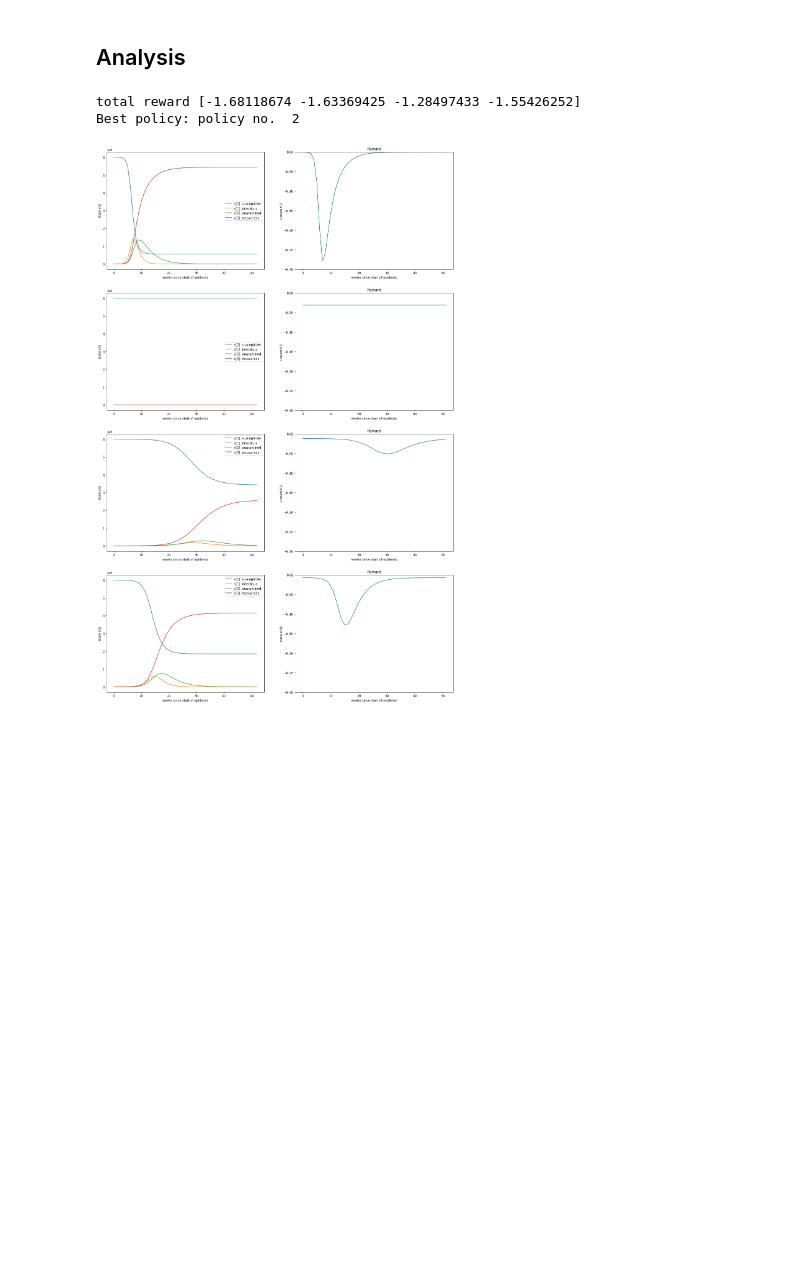
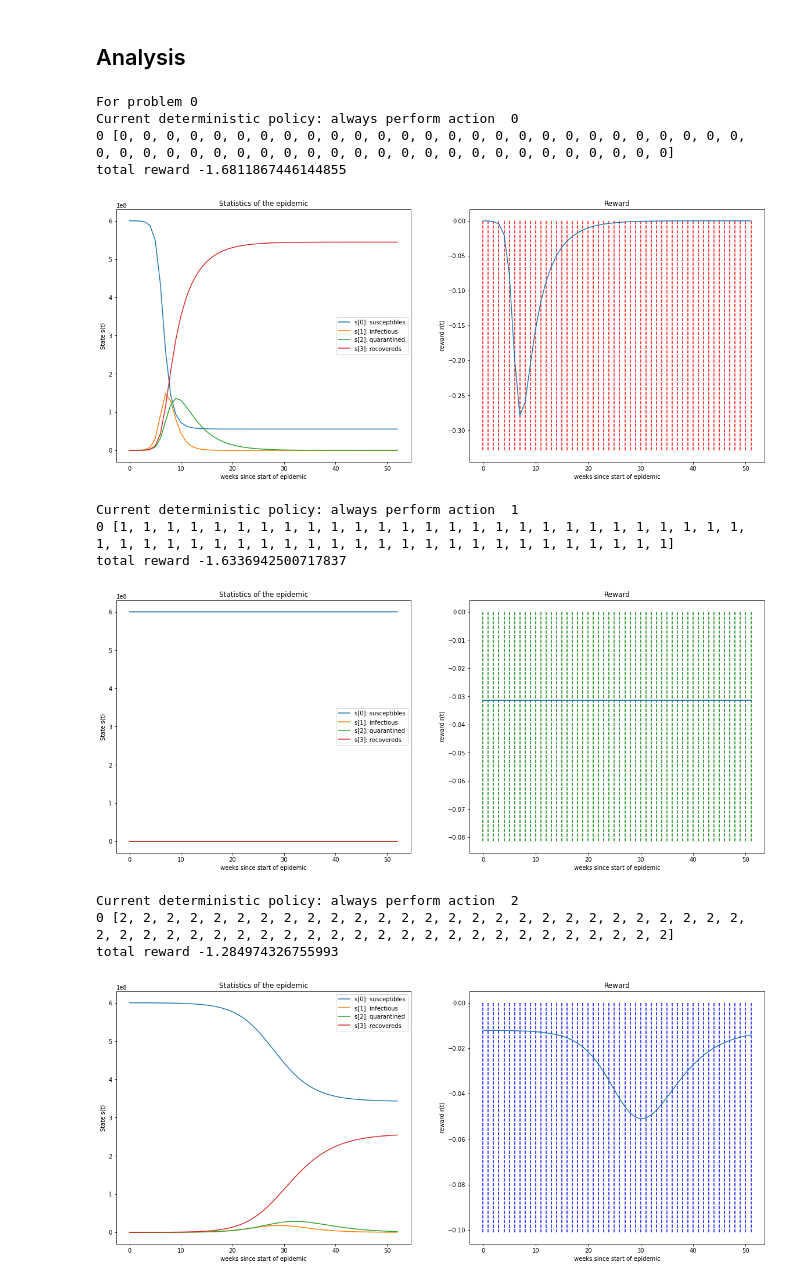
Before and after one commit to erolm-a/ai-coursework-2020, a Jupyter notebook: notebooks/run_deterministic.ipynb, the cells around one changed output. Drawn from its saved outputs; the diff is of its cells as text; code cells hidden in the pictures; blank space fills up the shorter version.

Commit message:
Added stochastic evaluation, bugfixes
See run_deterministic.ipynb to have an idea of how to perform normal and
stochastic evaluation.

```diff
--- a/notebooks/run_deterministic.ipynb
+++ b/notebooks/run_deterministic.ipynb
@@ -68,35 +21,32 @@ for action in range(env.action_space.n):
+# %%
+def make_policy(action, epsilon=0.0):
+    def policy(state):
+        probs = [0.0  + epsilon] * 4
+        probs[action] = 1.0 - 3 * epsilon
+        return probs
+    return policy
 # %% [markdown]
 ## Analysis
-# %%
-fig, axes = plt.subplots(4, 2, figsize=(20, 32))
-labels = ['s[0]: susceptibles', 's[1]: infectious', 's[2]: quarantined', 's[3]: recovereds']
-
-# Disclaimer: it is not guaranteed that the various actions will solve the pandemic problem within the same
-# number of moves. Thus, we should assume the states array to be a ragged matrix.
-for action in range(env.action_space.n):
-    # The first state is always
-    action_states = np.array(states[action])
-    action_rewards = np.array(rewards[action])
-    main_plot, reward_plot = axes[action]
-
-    for i in range(4):
-        main_plot.plot(action_states[:,i], label=labels[i]);
-
-    main_plot.set_xlabel('weeks since start of epidemic')
-    main_plot.set_ylabel('State s(t)')
-    main_plot.legend()
-    reward_plot.plot(action_rewards);
-    reward_plot.set_title('Reward')
-    reward_plot.set_xlabel('weeks since start of epidemic')
-    reward_plot.set_ylabel('reward r(t)')
-    # limit the reward plot ylimit, otherwise John Williamson will be very unhappy
-    reward_plot.set_ylim((-0.30, 0))
-
-discount_polynomials = np.array([discount ** i for i in range(len(states[0]))])
-
-print('total reward',
-print("Best policy: policy no. ", np.argmax(np.sum(rewards, axis=1)))
-# %% [output]
-total reward [-1.68118674 -1.63369425 -1.28497433 -1.55426252]
-Best policy: policy no.  2
-[figure, removed]
+# %%
+env = virl.Epidemic()
+
+print("For problem 0")
+
+for action in range(env.action_space.n):
+    print("Current deterministic policy: always perform action ", action)
+    utils.evaluate(make_policy(action), full_eval=False)
+    plt.show()
+# %% [output]
+For problem 0
+Current deterministic policy: always perform action  0
+0 [0, 0, 0, 0, 0, 0, 0, 0, 0, 0, 0, 0, 0, 0, 0, 0, 0, 0, 0, 0, 0, 0, 0, 0, 0, 0, 0, 0, 0, 0, 0, 0, 0, 0, 0, 0, 0, 0, 0, 0, 0, 0, 0, 0, 0, 0, 0, 0, 0, 0, 0, 0]
+total reward -1.6811867446144855
+[figure, added]
+Current deterministic policy: always perform action  1
+0 [1, 1, 1, 1, 1, 1, 1, 1, 1, 1, 1, 1, 1, 1, 1, 1, 1, 1, 1, 1, 1, 1, 1, 1, 1, 1, 1, 1, 1, 1, 1, 1, 1, 1, 1, 1, 1, 1, 1, 1, 1, 1, 1, 1, 1, 1, 1, 1, 1, 1, 1, 1]
+total reward -1.6336942500717837
+[figure, added]
+Current deterministic policy: always perform action  2
+0 [2, 2, 2, 2, 2, 2, 2, 2, 2, 2, 2, 2, 2, 2, 2, 2, 2, 2, 2, 2, 2, 2, 2, 2, 2, 2, 2, 2, 2, 2, 2, 2, 2, 2, 2, 2, 2, 2, 2, 2, 2, 2, 2, 2, 2, 2, 2, 2, 2, 2, 2, 2]
+total reward -1.284974326755993
+[figure, added]
```
Also changed, not shown: parts of 7 cells of this notebook, 1 other file.
